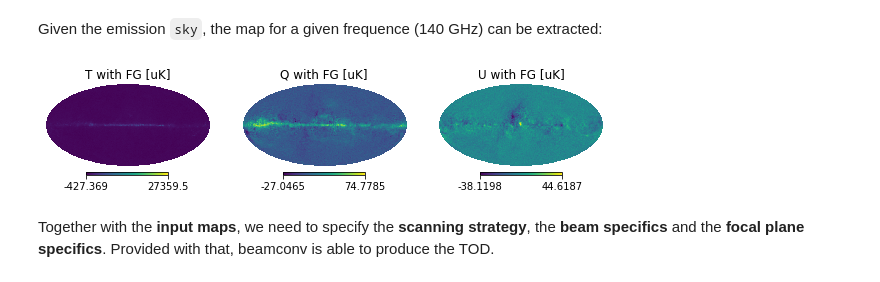
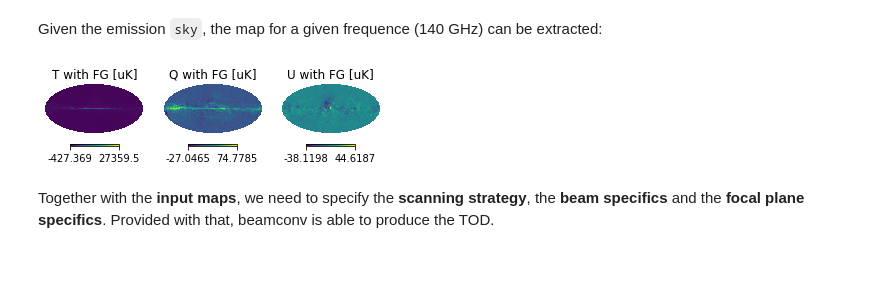
Before and after one commit to martamonelli/beamconv_tidy, a Jupyter notebook: beamconv/demo_PySM_IMO_non-idealities_dipole.ipynb, the cells around one changed output. Drawn from its saved outputs; the diff is of its cells as text; code cells hidden in the pictures.

Commit message:
plotting stuff

```diff
--- a/beamconv/demo_PySM_IMO_non-idealities_dipole.ipynb
+++ b/beamconv/demo_PySM_IMO_non-idealities_dipole.ipynb
@@ -55,26 +55,20 @@ Given the emission <code>sky</code>, the map for a given frequence (140 GHz) can
 # %%
 nu = 140 # since I'll be using the M1-140 channel
 lmax = 256
 map_FG = sky.get_emission(nu * u.GHz)
 alm_FG = hp.map2alm(map_FG, lmax=lmax)
-
-# alm coefficients for the static dipole
-#alm_FG[0,hp.sphtfunc.Alm.getidx(lmax,1,0)] = 5.124              # Adding the static dipole (a_10)
-#alm_FG[0,hp.sphtfunc.Alm.getidx(lmax,1,1)] = (0.3384 - 3.215j)  # Adding the static dipole (a_11)
-
-plt.rcParams["figure.figsize"]=10,2
 
 # plotting input maps
 fig, (ax1, ax2, ax3) = plt.subplots(ncols=3)
 plt.axes(ax1)
 hp.mollview(map_FG[0],title='T with FG [uK]', hold=True, cmap=cmap_viridis)
 plt.axes(ax2)
 hp.mollview(map_FG[1],title='Q with FG [uK]', hold=True, cmap=cmap_viridis)
 plt.axes(ax3)
 hp.mollview(map_FG[2],title='U with FG [uK]', hold=True, cmap=cmap_viridis)
 plt.show()
 # %% [output]
-[figure, old version]
+[figure, new version]
 # %% [markdown]
 Together with the <b>input maps</b>, we need to specify the <b>scanning strategy</b>, the <b>beam specifics</b> and the <b>focal plane specifics</b>. Provided with that, beamconv is able to produce the TOD.
 # %% [markdown]
```
Also changed, not shown: parts of 12 cells of this notebook, 1 other file.
